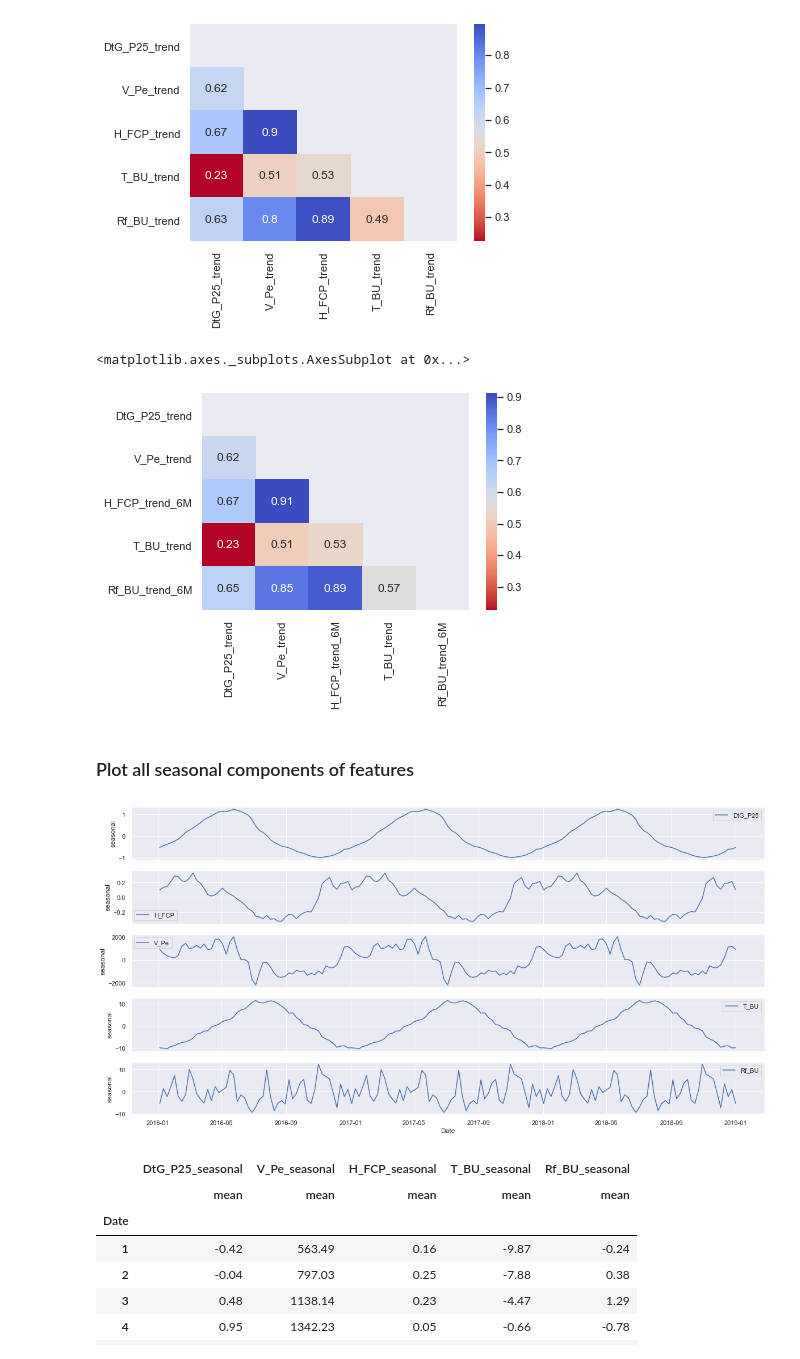
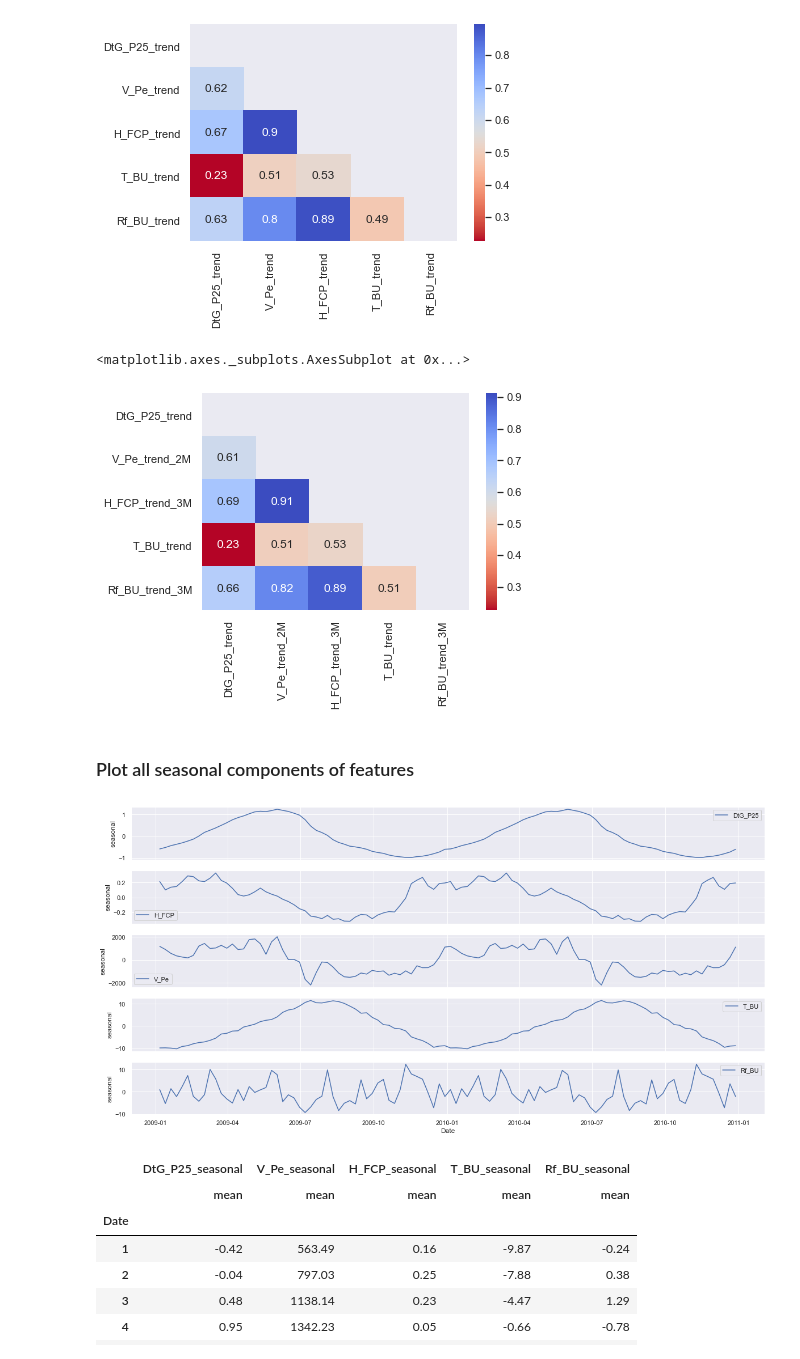
Before and after one commit to mfriebel/waterlevel_prediction, a Jupyter notebook: eda_Petrignano_2.ipynb, the cells around one changed output. Saved outputs shown, nothing was run; the diff lists cells and outputs as text; code cells hidden in the pictures.

```diff
--- a/eda_Petrignano_2.ipynb
+++ b/eda_Petrignano_2.ipynb
@@ -198,18 +200,18 @@ sns.heatmap(corr_trend, cmap='coolwarm_r', annot=True, mask=np.triu(corr_trend))
 <matplotlib.axes._subplots.AxesSubplot at 0x...>
 [figure]
 # %%
-col_trend = ['DtG_P25_trend', 'V_Pe_trend', 'H_FCP_trend_6M', 'T_BU_trend','Rf_BU_trend_6M']
+col_trend = ['DtG_P25_trend', 'V_Pe_trend_2M', 'H_FCP_trend_3M', 'T_BU_trend','Rf_BU_trend_3M']
 corr_trend =  df_decomposed[col_trend].corr()
 sns.heatmap(corr_trend, cmap='coolwarm_r', annot=True, mask=np.triu(corr_trend))
 # %% [output]
 <matplotlib.axes._subplots.AxesSubplot at 0x...>
-[figure, old version]
+[figure, new version]
 # %% [markdown]
 ### Plot all seasonal components of features
 # %%
-eda.plot_all_decomposed_seasonality(df_weekly, 52, '2016-01-01', '2019-01-01')
+eda.plot_all_decomposed_seasonality(df_weekly, 52, '2009-01-01', '2010-12-31')
 # %% [output]
-[figure, old version]
+[figure, new version]
 # %%
 col_seasonal = ['DtG_P25_seasonal', 'V_Pe_seasonal', 'H_FCP_seasonal', 'T_BU_seasonal', 'Rf_BU_seasonal']
 df_decomposed[col_seasonal].groupby(df_decomposed.index.month).agg([np.mean]).round(2)
```
Also changed, not shown: parts of 57 cells of this notebook.
